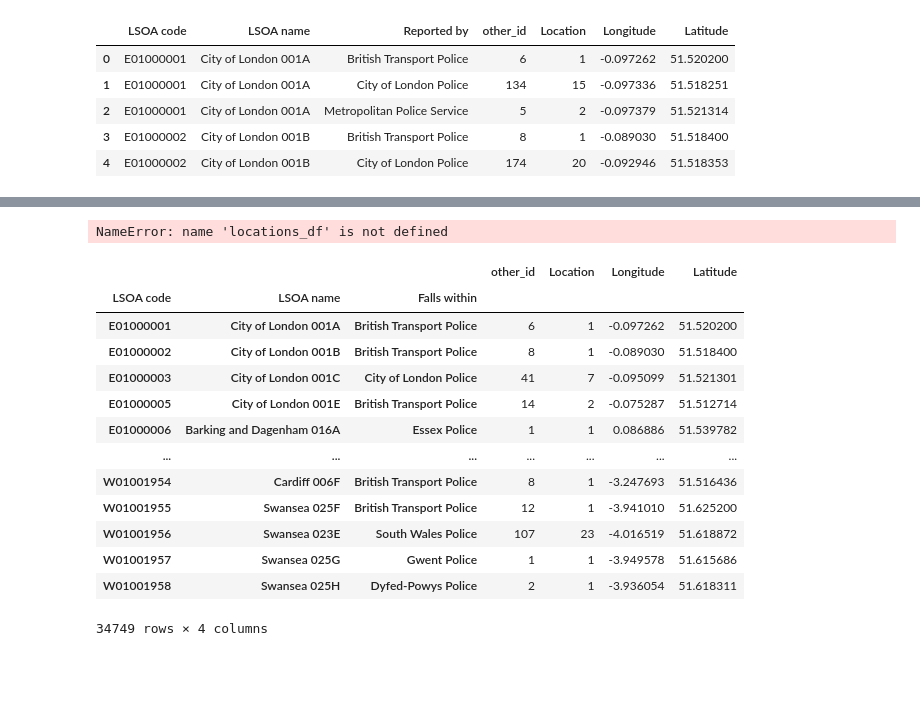
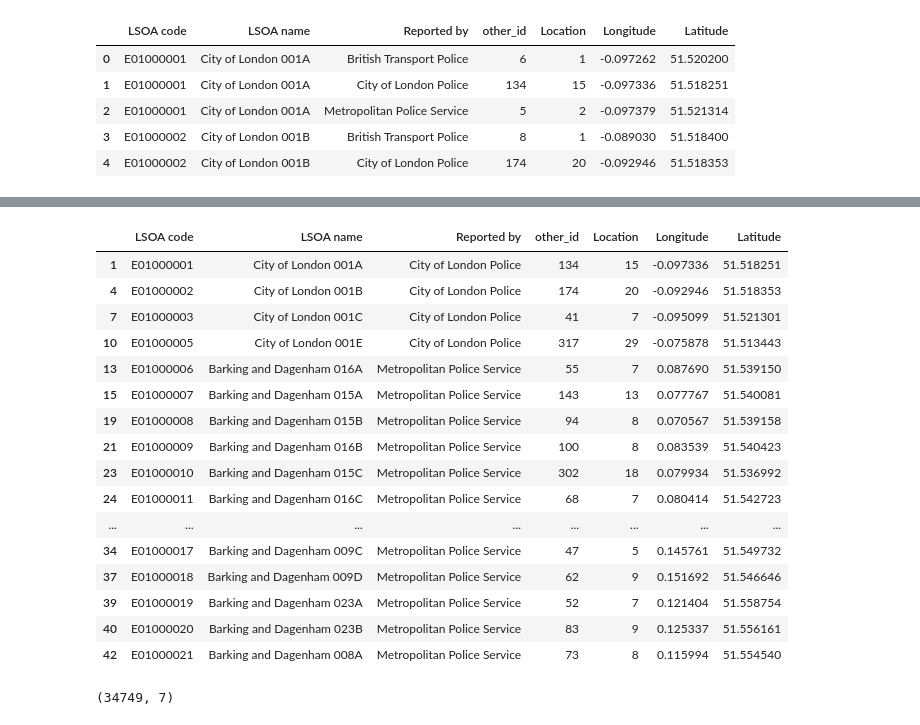
Before and after one commit to BrialFGD/projectUKcrime, a Jupyter notebook: notebooks/Initial Data Exploration.ipynb, the cells around one changed output, grey strips where cells are left out. Drawn from its saved outputs; the diff is of its cells as text; code cells hidden in the pictures; blank space fills up the shorter version.

Commit message:
update notebook to lsoa_data step

```diff
--- a/notebooks/Initial Data Exploration.ipynb
+++ b/notebooks/Initial Data Exploration.ipynb
@@ -463,4 +478,4 @@ new_df.head()
 | 3 | E01000002 | City of London 001B | British Transport Police | 8 | 1 | -0.089030 | 51.518400 |
 | 4 | E01000002 | City of London 001B | City of London Police | 174 | 20 | -0.092946 | 51.518353 |
 # %%
-new_df[new_df.groupby(['LSOA name'])['other_id'].transform(max) == new_df['other_id']]
+lsao_df = new_df[new_df.groupby(['LSOA name'])['other_id'].transform(max) == new_df['other_id']]
@@ -481,21 +482,24 @@ new_df[new_df.groupby(['LSOA name'])['other_id'].transform(max) == new_df['other
-# %%
-locations_df.unstack(level = 0)
-# %% [output]
-NameError: name 'locations_df' is not defined
-# %%
-locations_df.groupby(level = 0).head(1)
-# %% [output]
-|  |  |  | other_id | Location | Longitude | Latitude |
-| LSOA code | LSOA name | Falls within |  |  |  |  |
-| E01000001 | City of London 001A | British Transport Police | 6 | 1 | -0.097262 | 51.520200 |
-| E01000002 | City of London 001B | British Transport Police | 8 | 1 | -0.089030 | 51.518400 |
-| E01000003 | City of London 001C | City of London Police | 41 | 7 | -0.095099 | 51.521301 |
-| E01000005 | City of London 001E | British Transport Police | 14 | 2 | -0.075287 | 51.512714 |
-| E01000006 | Barking and Dagenham 016A | Essex Police | 1 | 1 | 0.086886 | 51.539782 |
-| ... | ... | ... | ... | ... | ... | ... |
-| W01001954 | Cardiff 006F | British Transport Police | 8 | 1 | -3.247693 | 51.516436 |
-| W01001955 | Swansea 025F | British Transport Police | 12 | 1 | -3.941010 | 51.625200 |
-| W01001956 | Swansea 023E | South Wales Police | 107 | 23 | -4.016519 | 51.618872 |
-| W01001957 | Swansea 025G | Gwent Police | 1 | 1 | -3.949578 | 51.615686 |
-| W01001958 | Swansea 025H | Dyfed-Powys Police | 2 | 1 | -3.936054 | 51.618311 |
-34749 rows × 4 columns
+# %%
+lsao_df.head(20)
+# %% [output]
+|  | LSOA code | LSOA name | Reported by | other_id | Location | Longitude | Latitude |
+| 1 | E01000001 | City of London 001A | City of London Police | 134 | 15 | -0.097336 | 51.518251 |
+| 4 | E01000002 | City of London 001B | City of London Police | 174 | 20 | -0.092946 | 51.518353 |
+| 7 | E01000003 | City of London 001C | City of London Police | 41 | 7 | -0.095099 | 51.521301 |
+| 10 | E01000005 | City of London 001E | City of London Police | 317 | 29 | -0.075878 | 51.513443 |
+| 13 | E01000006 | Barking and Dagenham 016A | Metropolitan Police Service | 55 | 7 | 0.087690 | 51.539150 |
+| 15 | E01000007 | Barking and Dagenham 015A | Metropolitan Police Service | 143 | 13 | 0.077767 | 51.540081 |
+| 19 | E01000008 | Barking and Dagenham 015B | Metropolitan Police Service | 94 | 8 | 0.070567 | 51.539158 |
+| 21 | E01000009 | Barking and Dagenham 016B | Metropolitan Police Service | 100 | 8 | 0.083539 | 51.540423 |
+| 23 | E01000010 | Barking and Dagenham 015C | Metropolitan Police Service | 302 | 18 | 0.079934 | 51.536992 |
+| 24 | E01000011 | Barking and Dagenham 016C | Metropolitan Police Service | 68 | 7 | 0.080414 | 51.542723 |
+| ... | ... | ... | ... | ... | ... | ... | ... |
+| 34 | E01000017 | Barking and Dagenham 009C | Metropolitan Police Service | 47 | 5 | 0.145761 | 51.549732 |
+| 37 | E01000018 | Barking and Dagenham 009D | Metropolitan Police Service | 62 | 9 | 0.151692 | 51.546646 |
+| 39 | E01000019 | Barking and Dagenham 023A | Metropolitan Police Service | 52 | 7 | 0.121404 | 51.558754 |
+| 40 | E01000020 | Barking and Dagenham 023B | Metropolitan Police Service | 83 | 9 | 0.125337 | 51.556161 |
+| 42 | E01000021 | Barking and Dagenham 008A | Metropolitan Police Service | 73 | 8 | 0.115994 | 51.554540 |
+# %%
+lsao_df.shape
+# %% [output]
+(34749, 7)
```
Also changed, not shown: parts of 10 cells of this notebook.
